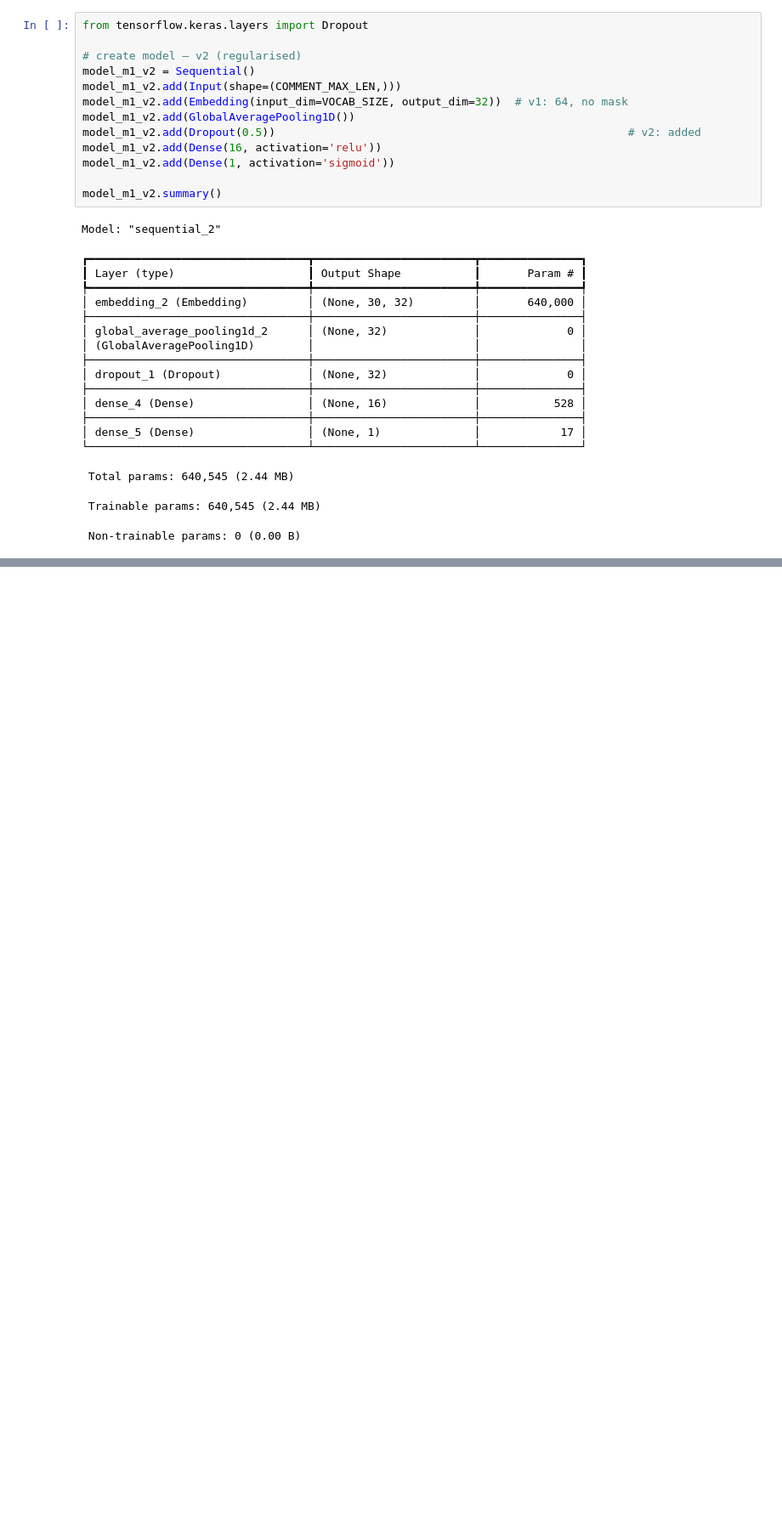
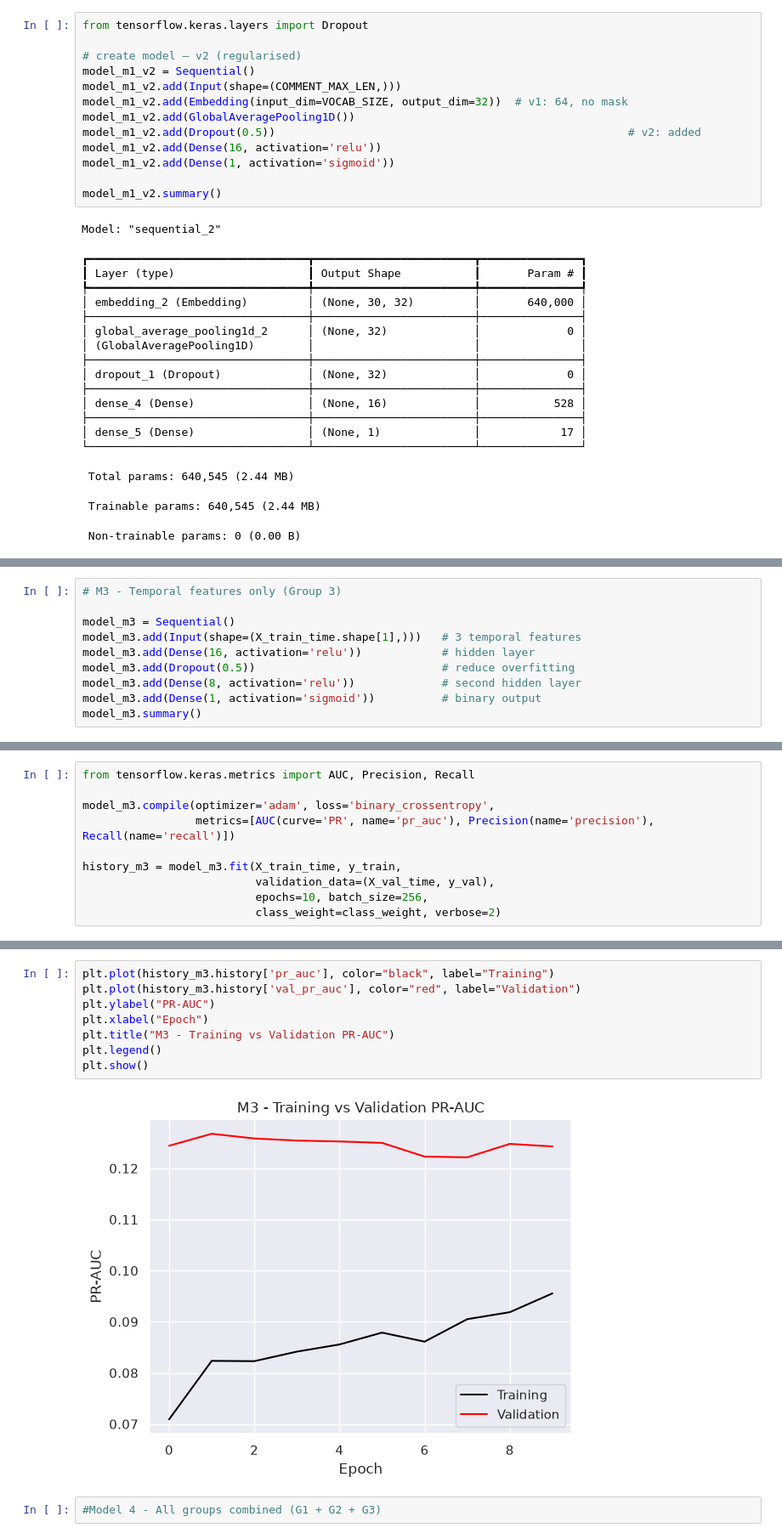
Before and after one commit to fundaBa/IntegratedCA1, a Jupyter notebook: Advanced Data Analysis.ipynb, the cells around one changed output, grey strips where cells are left out. Shown at 85% size. Saved outputs shown, nothing was run; the diff lists cells and outputs as text; blank space fills up the shorter version.

```diff
--- a/Advanced Data Analysis.ipynb
+++ b/Advanced Data Analysis.ipynb
@@ -686,0 +692,10 @@ plt.show()
+# %%
+# M3 - Temporal features only (Group 3)
+
+model_m3 = Sequential()
+model_m3.add(Input(shape=(X_train_time.shape[1],)))   # 3 temporal features
+model_m3.add(Dense(16, activation='relu'))            # hidden layer
+model_m3.add(Dropout(0.5))                            # reduce overfitting
+model_m3.add(Dense(8, activation='relu'))             # second hidden layer
+model_m3.add(Dense(1, activation='sigmoid'))          # binary output
+model_m3.summary()
@@ -686,0 +720,10 @@ plt.show()
+# %%
+from tensorflow.keras.metrics import AUC, Precision, Recall
+
+model_m3.compile(optimizer='adam', loss='binary_crossentropy',
+                 metrics=[AUC(curve='PR', name='pr_auc'), Precision(name='precision'), Recall(name='recall')])
+
+history_m3 = model_m3.fit(X_train_time, y_train,
+                          validation_data=(X_val_time, y_val),
+                          epochs=10, batch_size=256,
+                          class_weight=class_weight, verbose=2)
@@ -686,0 +763,12 @@ plt.show()
+# %%
+plt.plot(history_m3.history['pr_auc'], color="black", label="Training")
+plt.plot(history_m3.history['val_pr_auc'], color="red", label="Validation")
+plt.ylabel("PR-AUC")
+plt.xlabel("Epoch")
+plt.title("M3 - Training vs Validation PR-AUC")
+plt.legend()
+plt.show()
+# %% [output]
+[figure, added]
+# %%
+#Model 4 - All groups combined (G1 + G2 + G3)
```
Also changed, not shown: parts of 62 cells of this notebook.
